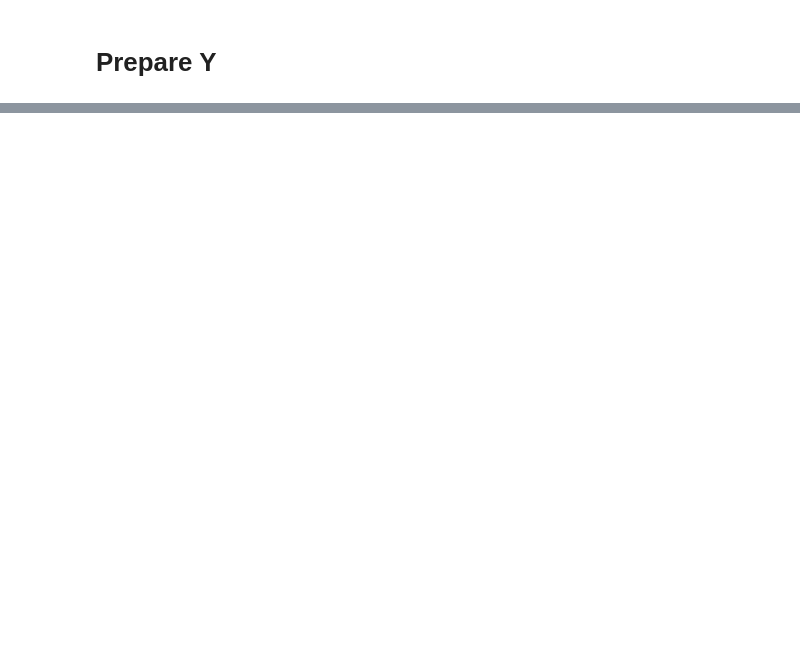
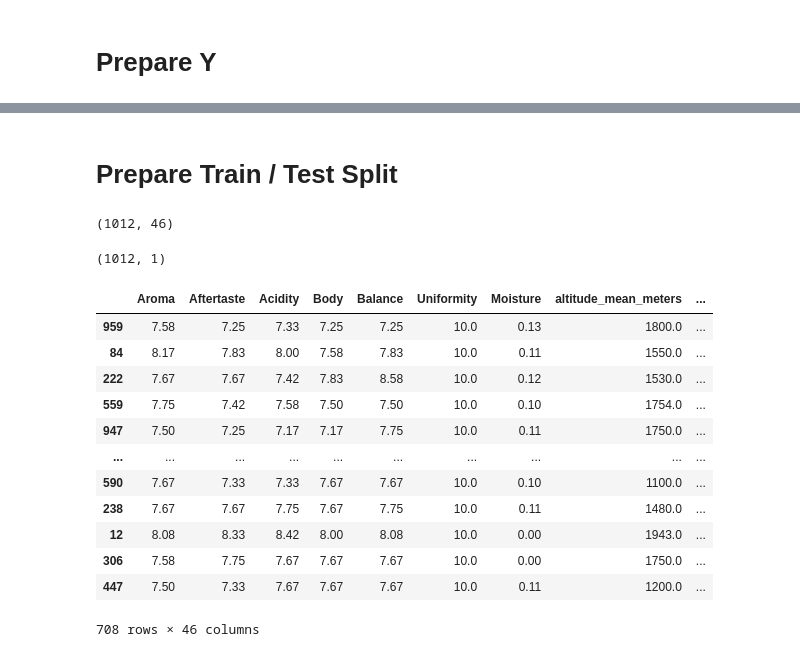
Before and after one commit to aphisit-ths/MACHINE-LEARNING-COURSE2022, a Jupyter notebook: [#7CLASSIFICATION MODEL]/CLASSIFICATION MODEL.ipynb, the cells around one changed output, grey strips where cells are left out. Saved outputs shown, nothing was run; the diff lists cells and outputs as text; code cells hidden in the pictures; blank space fills up the shorter version.

```diff
--- a/[#7CLASSIFICATION MODEL]/CLASSIFICATION MODEL.ipynb
+++ b/[#7CLASSIFICATION MODEL]/CLASSIFICATION MODEL.ipynb
@@ -212,0 +252,10 @@ array([3., 3., 3., ..., 1., 1., 1.])
+# %% [markdown]
+# Prepare Train / Test Split
+# %%
+X.shape
+# %% [output]
+(1012, 46)
+# %%
+Y.shape
+# %% [output]
+(1012, 1)
@@ -212,0 +265,16 @@ array([3., 3., 3., ..., 1., 1., 1.])
+# %%
+x_train
+# %% [output]
+|  | Aroma | Aftertaste | Acidity | Body | Balance | Uniformity | Moisture | altitude_mean_meters | ... |
+| 959 | 7.58 | 7.25 | 7.33 | 7.25 | 7.25 | 10.0 | 0.13 | 1800.0 | ... |
+| 84 | 8.17 | 7.83 | 8.00 | 7.58 | 7.83 | 10.0 | 0.11 | 1550.0 | ... |
+| 222 | 7.67 | 7.67 | 7.42 | 7.83 | 8.58 | 10.0 | 0.12 | 1530.0 | ... |
+| 559 | 7.75 | 7.42 | 7.58 | 7.50 | 7.50 | 10.0 | 0.10 | 1754.0 | ... |
+| 947 | 7.50 | 7.25 | 7.17 | 7.17 | 7.75 | 10.0 | 0.11 | 1750.0 | ... |
+| ... | ... | ... | ... | ... | ... | ... | ... | ... | ... |
+| 590 | 7.67 | 7.33 | 7.33 | 7.67 | 7.67 | 10.0 | 0.10 | 1100.0 | ... |
+| 238 | 7.67 | 7.67 | 7.75 | 7.67 | 7.75 | 10.0 | 0.11 | 1480.0 | ... |
+| 12 | 8.08 | 8.33 | 8.42 | 8.00 | 8.08 | 10.0 | 0.00 | 1943.0 | ... |
+| 306 | 7.58 | 7.75 | 7.67 | 7.67 | 7.67 | 10.0 | 0.00 | 1750.0 | ... |
+| 447 | 7.50 | 7.33 | 7.67 | 7.67 | 7.67 | 10.0 | 0.11 | 1200.0 | ... |
+708 rows × 46 columns
```
Also changed, not shown: parts of 12 cells of this notebook.
